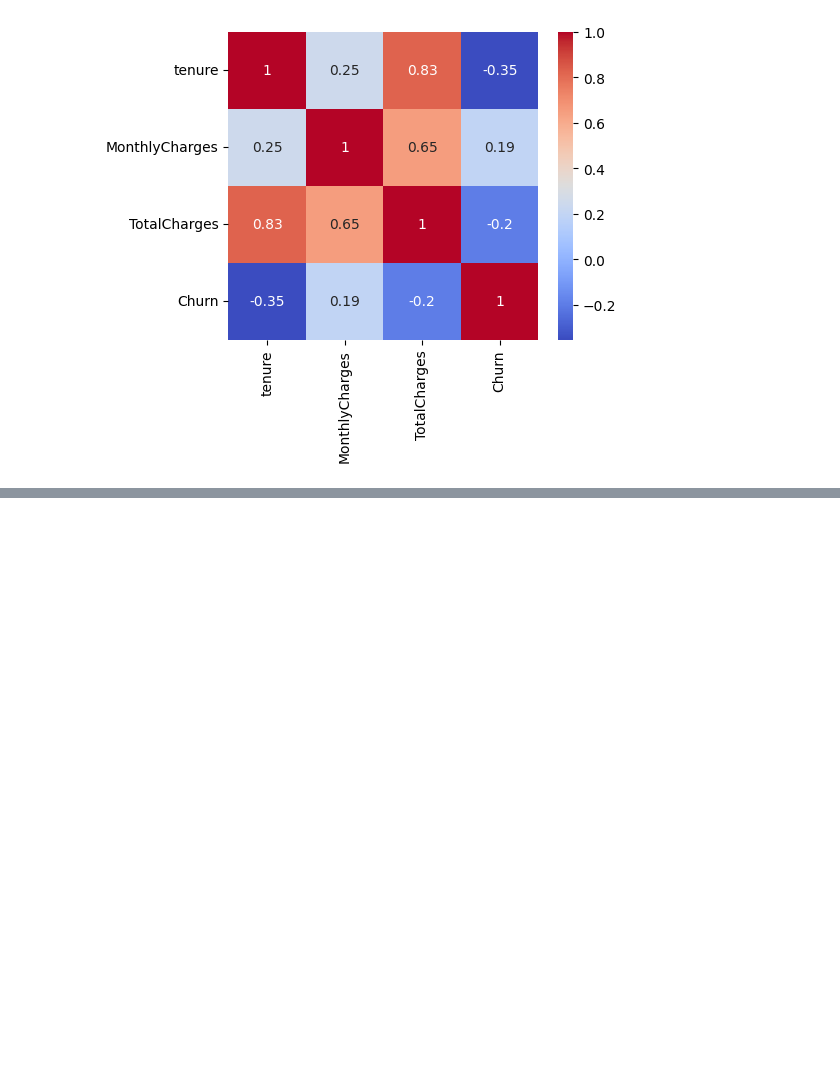
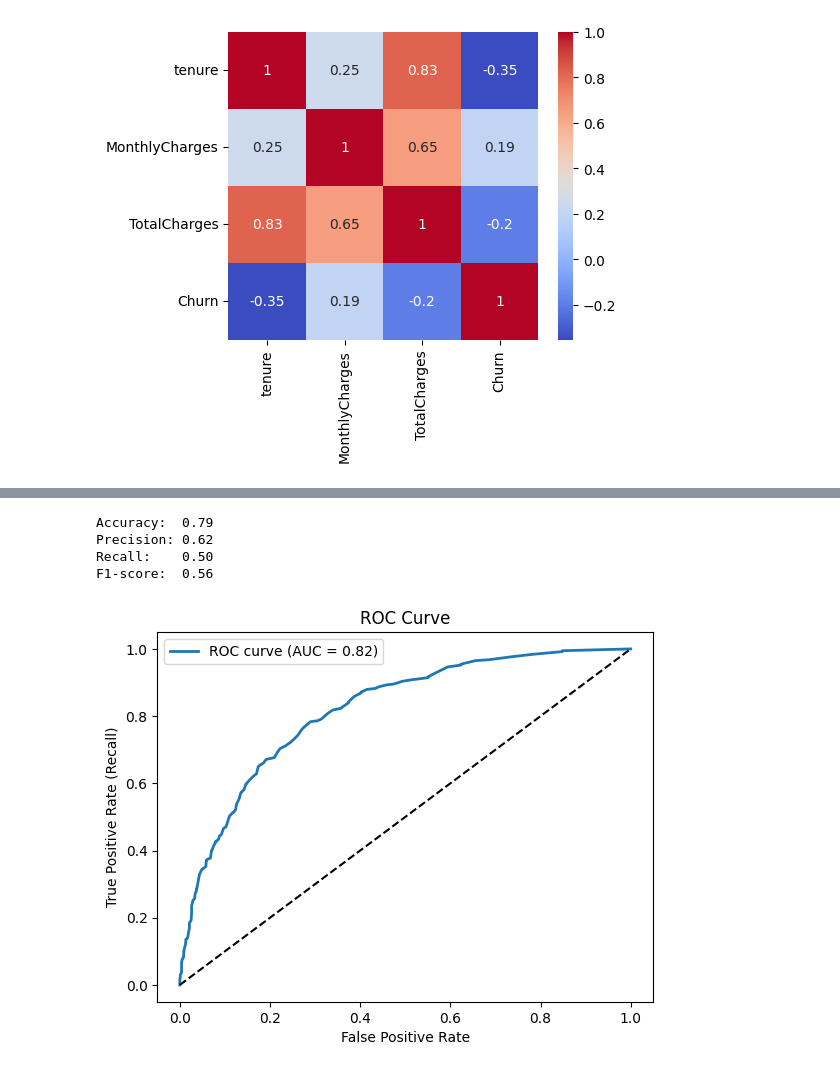
Before and after one commit to Khaoula1025/PredictionDuChurnClientDsabonnement, a Jupyter notebook: analyzeAndPrepareData.ipynb, the cells around one changed output, grey strips where cells are left out. Saved outputs shown, nothing was run; the diff lists cells and outputs as text; code cells hidden in the pictures; blank space fills up the shorter version.

```diff
--- a/analyzeAndPrepareData.ipynb
+++ b/analyzeAndPrepareData.ipynb
@@ -204,0 +234,9 @@ plt.show()
+# %%
+from sklearn.ensemble import RandomForestClassifier
+modelTraining(RandomForestClassifier(n_estimators=100, random_state=42))
+# %% [output]
+Accuracy:  0.79
+Precision: 0.62
+Recall:    0.50
+F1-score:  0.56
+[figure, added]
```
Also changed, not shown: parts of 6 cells of this notebook, 3 other files.
